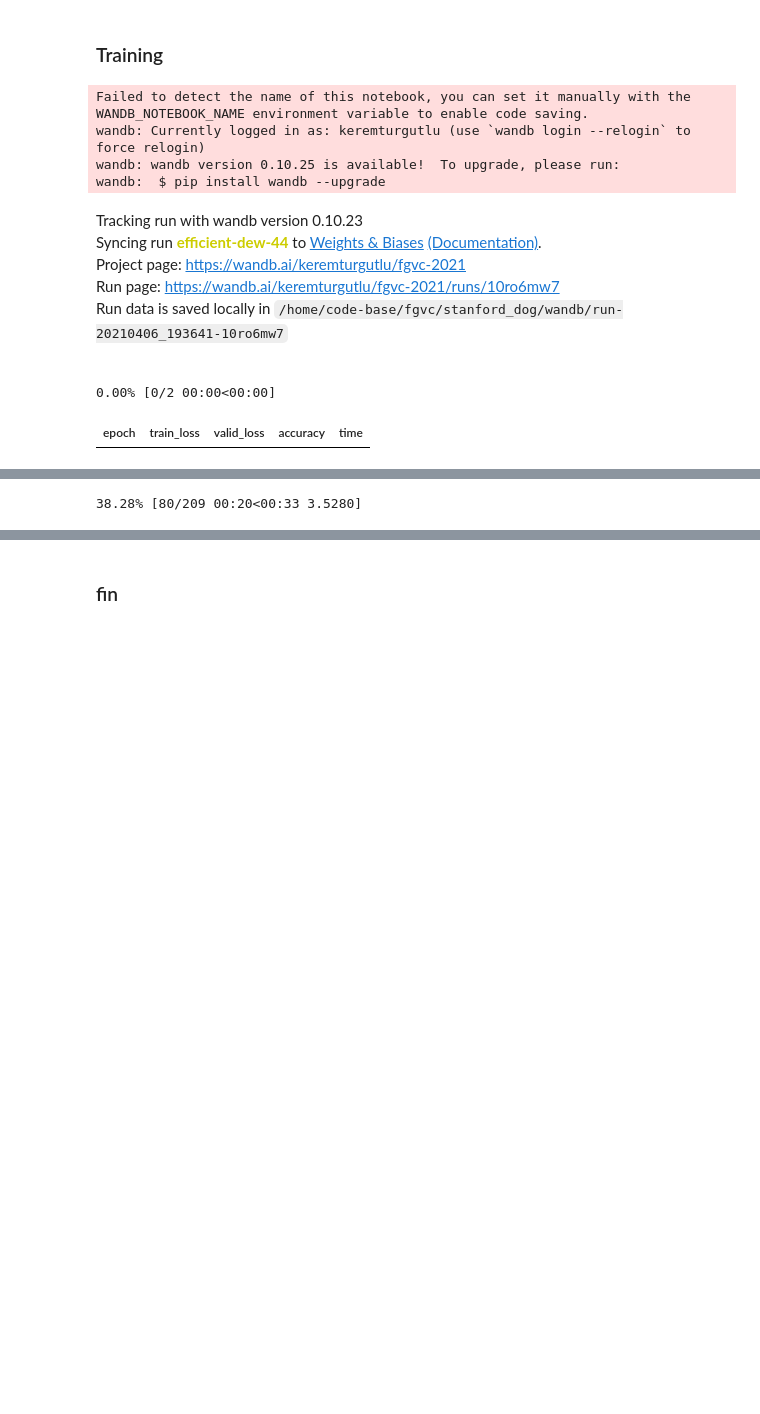
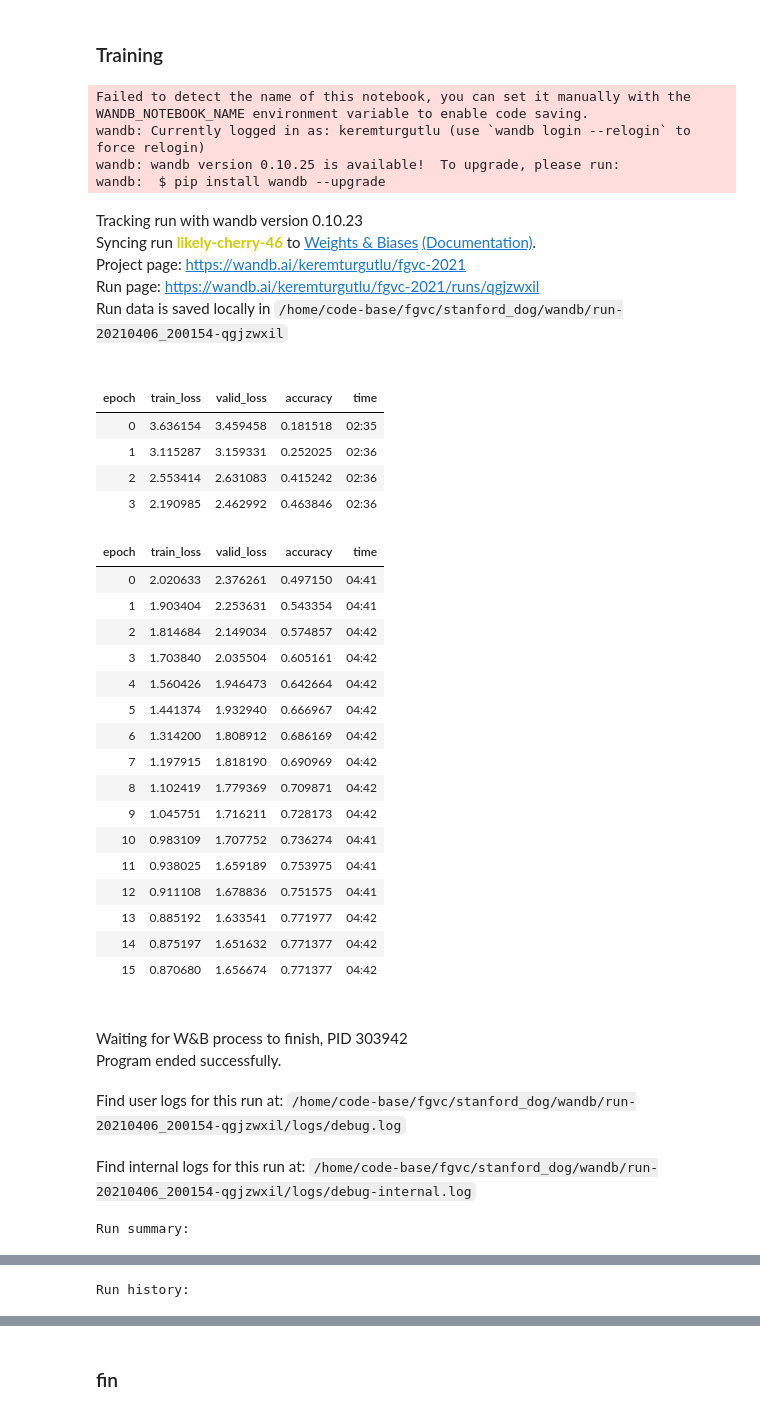
Before and after one commit to KeremTurgutlu/fgvc, a Jupyter notebook: stanford_dog/train_aircraft.ipynb, the cells around one changed output, grey strips where cells are left out. Drawn from its saved outputs; the diff is of its cells as text; code cells hidden in the pictures; blank space fills up the shorter version.

```diff
--- a/stanford_dog/train_aircraft.ipynb
+++ b/stanford_dog/train_aircraft.ipynb
@@ -260,7 +264,7 @@ def accuracyC(preds, targs): return accuracy((preds[2]+preds[3])/2, targs) # ful
 # %%
 import gc
 # %%
-for i in [0,1,4,5,6,7]:
+for i in [0,4,6]:
 
     if i == 0:
         # exp 1 - full image
@@ -324,37 +328,62 @@ for i in [0,1,4,5,6,7]:
     if WANDB:
         xtra_config = model_config
         xtra_config.update({"Dataset":"FGVC-Aircraft"})
         wandb.init(project="fgvc-2021", config=xtra_config);
 
     cbs = []
     if WANDB: cbs += [WandbCallback(log_preds=False,log_model=False)]
     learn = Learner(dls, mcvit_model, opt_func=ranger, cbs=cbs, metrics=metrics, loss_func=loss_func, splitter=model_splitter)
     learn.to_fp16();
 
-    epochs = 2
+    epochs = 4
     lr = 3e-3
 
     learn.freeze_to(1)
     learn.fit_one_cycle(epochs, lr_max=(lr), pct_start=0.5)
 
     lr /= 3
     learn.unfreeze()
-    learn.fit_one_cycle(int(epochs**2), lr_max=[lr/50,lr,lr], pct_start=0.5)
+    learn.fit_one_cycle(int(epochs**2), lr_max=[lr/25,lr,lr], pct_start=0.5)
 
     del learn, encoder, mcvit_model
     gc.collect()
 
     torch.cuda.empty_cache()
     wandb.finish()
 # %% [output]
 Failed to detect the name of this notebook, you can set it manually with the WANDB_NOTEBOOK_NAME environment variable to enable code saving.
 wandb: Currently logged in as: keremturgutlu (use `wandb login --relogin` to force relogin)
 wandb: wandb version 0.10.25 is available!  To upgrade, please run:
 wandb:  $ pip install wandb --upgrade
 Tracking run with wandb version 0.10.23
-Syncing run efficient-dew-44 to Weights & Biases (Documentation).
+Syncing run likely-cherry-46 to Weights & Biases (Documentation).
 Project page: https://wandb.ai/keremturgutlu/fgvc-2021
-Run page: https://wandb.ai/keremturgutlu/fgvc-2021/runs/10ro6mw7
-Run data is saved locally in /home/code-base/fgvc/stanford_dog/wandb/run-20210406_193641-10ro6mw7
+Run page: https://wandb.ai/keremturgutlu/fgvc-2021/runs/qgjzwxil
+Run data is saved locally in /home/code-base/fgvc/stanford_dog/wandb/run-20210406_200154-qgjzwxil
+| epoch | train_loss | valid_loss | accuracy | time |
+| 0 | 3.636154 | 3.459458 | 0.181518 | 02:35 |
+| 1 | 3.115287 | 3.159331 | 0.252025 | 02:36 |
+| 2 | 2.553414 | 2.631083 | 0.415242 | 02:36 |
+| 3 | 2.190985 | 2.462992 | 0.463846 | 02:36 |
+| epoch | train_loss | valid_loss | accuracy | time |
+| 0 | 2.020633 | 2.376261 | 0.497150 | 04:41 |
+| 1 | 1.903404 | 2.253631 | 0.543354 | 04:41 |
+| 2 | 1.814684 | 2.149034 | 0.574857 | 04:42 |
+| 3 | 1.703840 | 2.035504 | 0.605161 | 04:42 |
+| 4 | 1.560426 | 1.946473 | 0.642664 | 04:42 |
+| 5 | 1.441374 | 1.932940 | 0.666967 | 04:42 |
+| 6 | 1.314200 | 1.808912 | 0.686169 | 04:42 |
+| 7 | 1.197915 | 1.818190 | 0.690969 | 04:42 |
+| 8 | 1.102419 | 1.779369 | 0.709871 | 04:42 |
+| 9 | 1.045751 | 1.716211 | 0.728173 | 04:42 |
+| 10 | 0.983109 | 1.707752 | 0.736274 | 04:41 |
+| 11 | 0.938025 | 1.659189 | 0.753975 | 04:41 |
+| 12 | 0.911108 | 1.678836 | 0.751575 | 04:41 |
+| 13 | 0.885192 | 1.633541 | 0.771977 | 04:42 |
+| 14 | 0.875197 | 1.651632 | 0.771377 | 04:42 |
+| 15 | 0.870680 | 1.656674 | 0.771377 | 04:42 |
+Waiting for W&B process to finish, PID 303942
+Program ended successfully.
+Find user logs for this run at: /home/code-base/fgvc/stanford_dog/wandb/run-20210406_200154-qgjzwxil/logs/debug.log
+Find internal logs for this run at: /home/code-base/fgvc/stanford_dog/wandb/run-20210406_200154-qgjzwxil/logs/debug-internal.log
-0.00% [0/2 00:00<00:00]
+Run summary:
-| epoch | train_loss | valid_loss | accuracy | time |
@@ -361 +406 @@ Run data is saved locally in /home/code-base/fgvc/stanford_dog/wandb/run-2021040
-38.28% [80/209 00:20<00:33 3.5280]
+Run history:
```
Also changed, not shown: parts of 2 cells of this notebook.
